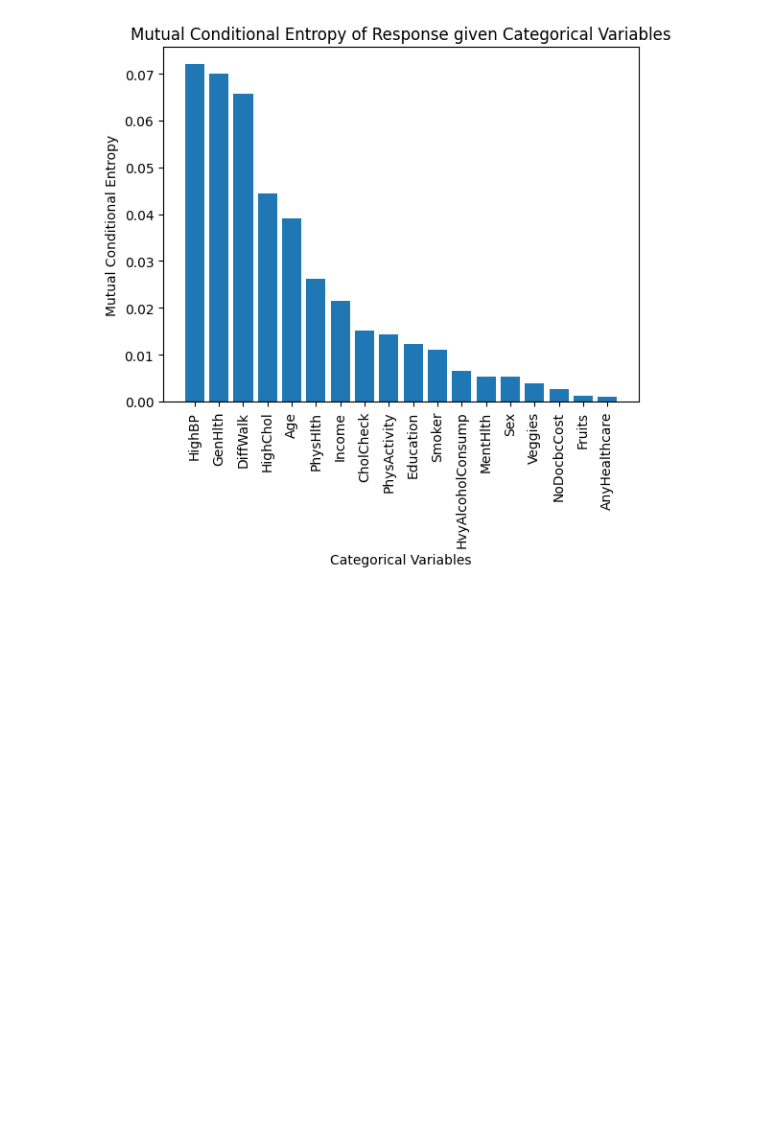
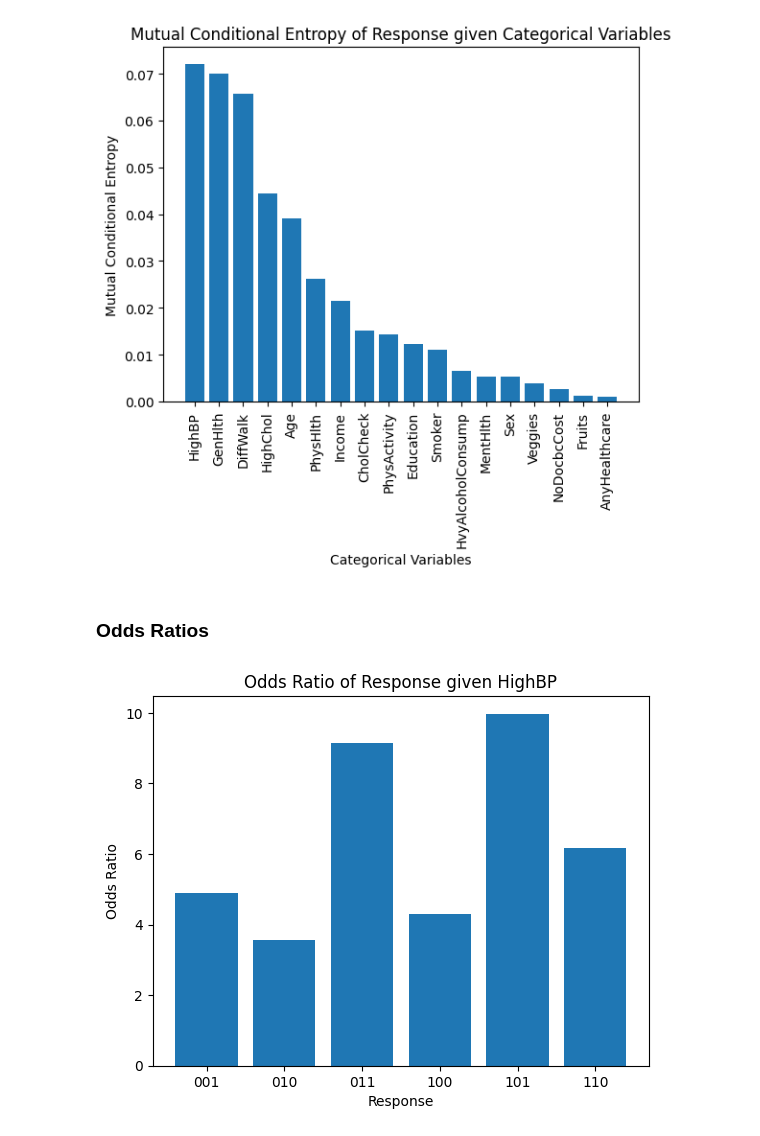
Before and after one commit to CYoung73/STA160-Midterm, a Jupyter notebook: STA160_Midterm_EDA.ipynb, the cells around one changed output. Saved outputs shown, nothing was run; the diff lists cells and outputs as text; code cells hidden in the pictures; blank space fills up the shorter version.

Commit message:
odds ratios

```diff
--- a/STA160_Midterm_EDA.ipynb
+++ b/STA160_Midterm_EDA.ipynb
@@ -3,7 +3,7 @@ import pandas as pd
 import numpy as np
 import matplotlib.pyplot as plt
 # %%
-data = pd.read_csv('STA160_Midterm_Data_Processed.csv', dtype={'Response': str})
+data = pd.read_csv('.\Data\STA160_Midterm_Data_Processed.csv', dtype={'Response': str})
 # %% [markdown]
 Response := HeartDisease | Stroke | Diabetes
 # %%
@@ -423,3 +423,35 @@ plt.xticks(rotation=90)
 plt.show()
 # %% [output]
 [figure]
+# %% [markdown]
+### Odds Ratios
+# %%
+def odds_ratio(data, x, y):
+    # odds ratio vs 000
+    cross = pd.crosstab(data[x], data[y])
+
+    num_response = cross.shape[1] - 1
+    num_category = cross.shape[0] - 1
+
+    odds_ratios = []
+
+    for i in range(1, num_response):
+        odds_ratios.append((cross.iloc[1, i] / cross.iloc[1, 0]) / (cross.iloc[0, i] / cross.iloc[0, 0]))
+
+    odds_ratios = dict(zip(cross.columns[1:], odds_ratios))
+
+    odds_ratios_df = pd.DataFrame(odds_ratios.items(), columns=['Response', 'Odds Ratio'])
+
+    return odds_ratios_df
+# %%
+# plot of odds ratio given HighBP
+# odds of getting each response if HighBP = 1 vs odds of getting each response if HighBP = 0
+high_bp_odds_ratios = odds_ratio(data, 'HighBP', 'Response')
+plt.bar(high_bp_odds_ratios['Response'], high_bp_odds_ratios['Odds Ratio'])
+plt.title('Odds Ratio of Response given HighBP')
+plt.xlabel('Response')
+plt.ylabel('Odds Ratio')
+plt.xticks(rotation=0)
+plt.show()
+# %% [output]
+[figure, added]
```
Also changed, not shown: parts of 10 cells of this notebook.
